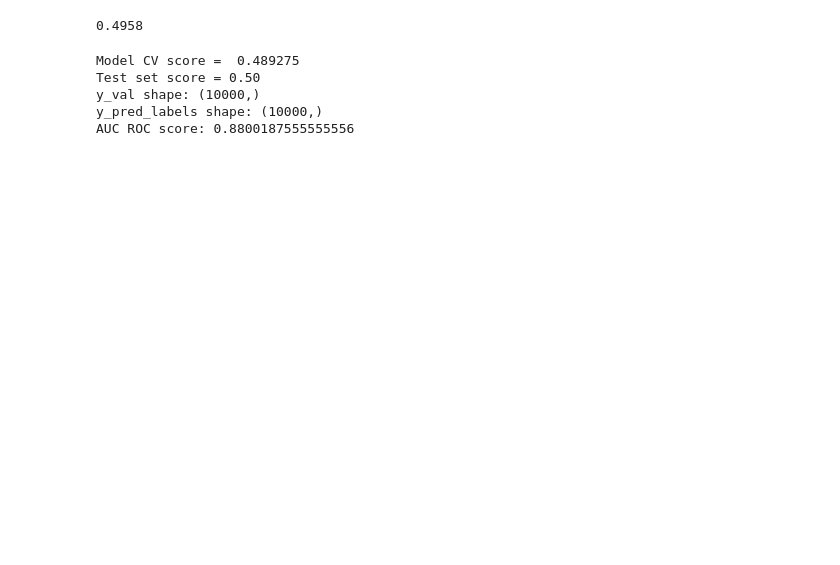
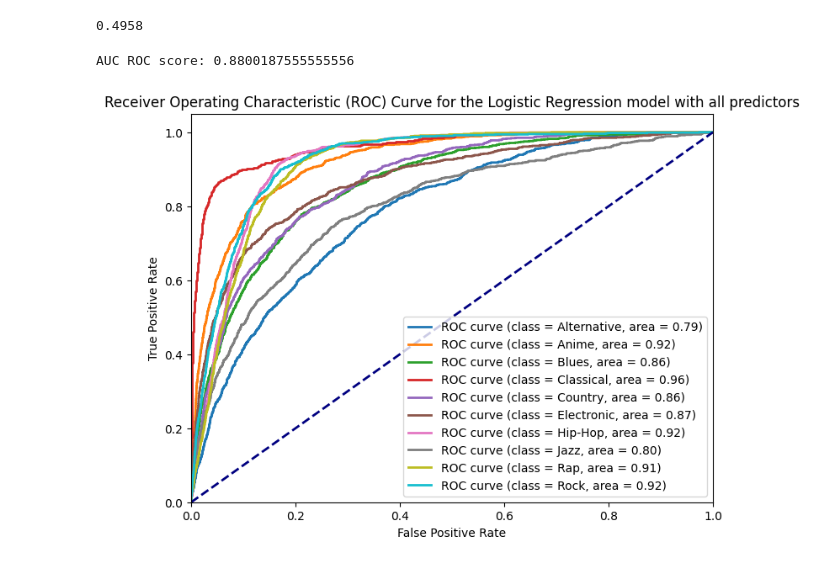
Before and after one commit to whykay-01/machine-learning-music-genre-classifier, a Jupyter notebook: capstone_classification.ipynb, the cells around one changed output. Saved outputs shown, nothing was run; the diff lists cells and outputs as text; code cells hidden in the pictures; blank space fills up the shorter version.

```diff
--- a/capstone_classification.ipynb
+++ b/capstone_classification.ipynb
@@ -351,94 +342,46 @@ from sklearn.metrics import accuracy_score, roc_auc_score
 from sklearn.ensemble import RandomForestClassifier
 
 model_lr = LogisticRegression(multi_class='ovr', solver='lbfgs', random_state=18618637)
-
-# 10-fold cross-validation.
-# hyperparameters are tuned using the validation dataset
-k = 10
-splitter = model_selection.KFold(k)
-# Compute cross-validation scores.
-cv_scores = model_selection.cross_val_score(model_lr, X_train, y_train, cv = splitter)
-
-# Just computed the cross validation scores
-print("Model CV score = ", np.mean(cv_scores))
-# Train your logistic regression model_lr
 model_lr.fit(X_train, y_train)
-print("Test set score = {:.2f}".format(model_lr.score(X_test, y_test)))
-
-model_lr.fit(X_train, y_train)
-
-# Calculate predicted labels from predicted probabilities
-y_pred_labels = model_lr.predict(X_val)
-
-# Check the dimensions of y_val and y_pred_labels
-print("y_val shape:", y_val.shape)
-print("y_pred_labels shape:", y_pred_labels.shape)
 
 # Calculate AUC ROC score using the predicted labels
 roc_auc = roc_auc_score(y_val, model_lr.predict_proba(X_val), multi_class='ovr')
 print("AUC ROC score:", roc_auc)
 # %% [output]
-Model CV score =  0.489275
-Test set score = 0.50
-y_val shape: (10000,)
-y_pred_labels shape: (10000,)
 AUC ROC score: 0.8800187555555556
-# %%
-def graph_learning_curve(model, X_train, y_train, splitter, title="N/A"):
-    fig, ax = plt.subplots(figsize=(10, 4))
-
-    train_sizes, train_scores, test_scores = model_selection.learning_curve(model, X_train, y_train, cv=splitter)
-
-    # Compute means and std to reflect the stability of the models
-    train_scores_mean = np.mean(train_scores, axis=1)
-    test_scores_mean = np.mean(test_scores, axis=1)
-    train_scores_std = np.std(train_scores, axis=1)
-    test_scores_std = np.std(test_scores, axis=1)
-
-    ax.set_title('{} Model'.format(title))
-    ax.plot(train_sizes, train_scores_mean, 'o-', label='Training')
-    ax.plot(train_sizes, test_scores_mean, 's-', label='Validation')
-    ax.fill_between(train_sizes, train_scores_mean - train_scores_std, train_scores_mean + train_scores_std, alpha=0.1)
-    ax.fill_between(train_sizes, test_scores_mean - test_scores_std, test_scores_mean + test_scores_std, alpha=0.1)
-    ax.set_xlabel('Training Examples')
-    ax.set_ylabel('Score')
-    ax.grid()
-    ax.legend()
-
-    plt.show()
-
-graph_learning_curve(model_lr, X_train, y_train, splitter, "Logistic Regression")
 # %%
 from sklearn.metrics import roc_curve, auc
 from sklearn.metrics import roc_auc_score
 from sklearn.preprocessing import LabelBinarizer
 
 lb = LabelBinarizer()
 lb.fit(y_test)
 y_test_binary = lb.transform(y_test)
 
 
 # Compute predicted probabilities for each class
 predicted_probabilities = model_lr.predict_proba(X_test)
 
 def graph_auc_curve_multiclass(model, predicted_probabilities, true_labels, title="all predictors"):
     plt.figure(figsize=(8, 6))
     # Calculate ROC curve for each class
     for i in range(len(lb.classes_)):
         fpr, tpr, _ = roc_curve(y_test_binary[:, i], predicted_probabilities[:, i])
         auc_score = auc(fpr, tpr)
         plt.plot(fpr, tpr, lw=2, label='ROC curve (class = {0}, area = {1:0.2f})'.format(label_genre_mapping[lb.classes_[i]], auc_score))
 
     plt.plot([0, 1], [0, 1], color='navy', lw=2, linestyle='--')
     plt.xlim([0.0, 1.0])
     plt.ylim([0.0, 1.05])
     plt.xlabel('False Positive Rate')
     plt.ylabel('True Positive Rate')
-    plt.title('Receiver Operating Characteristic (ROC) Curve for the model with {}'.format(title))
+    plt.title('Receiver Operating Characteristic (ROC) Curve for the Logistic Regression model with {}'.format(title))
     plt.legend(loc="lower right")
     plt.show()
 
 graph_auc_curve_multiclass(model_lr, predicted_probabilities, y_test)
+# %% [output]
+[figure, added]
 # %%
 dt = DecisionTreeClassifier()
 dt.fit(X_train, y_train)
```
Also changed, not shown: parts of 14 cells of this notebook.
